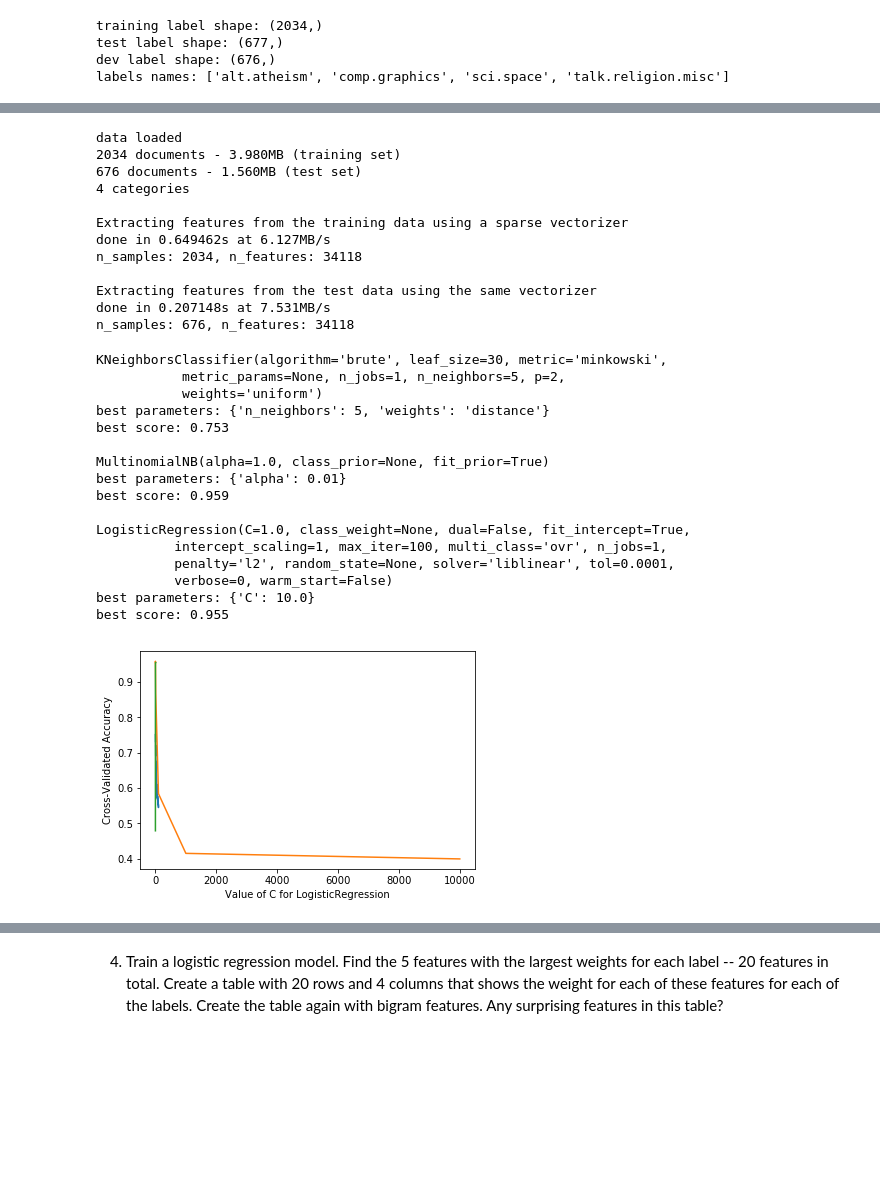
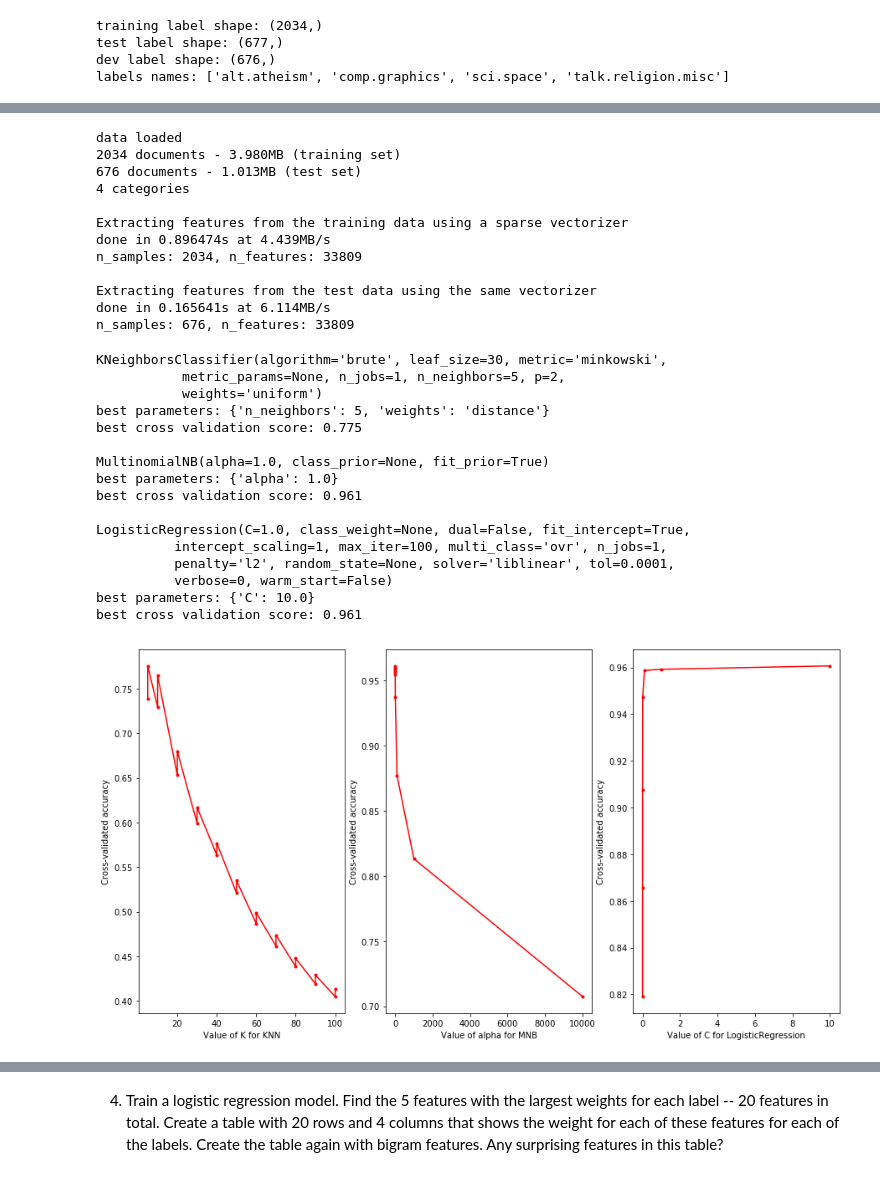
Before and after one commit to sagarkrv/Applied-Machine-Learning, a Jupyter notebook: Lab+2.ipynb, the cells around one changed output, grey strips where cells are left out. Drawn from its saved outputs; the diff is of its cells as text; code cells hidden in the pictures; blank space fills up the shorter version.

```diff
--- a/Lab+2.ipynb
+++ b/Lab+2.ipynb
@@ -29,11 +42,12 @@ from sklearn.feature_extraction.text import *
 # %%
-remove=('headers', 'footers', 'quotes')
 categories = ['alt.atheism', 'talk.religion.misc', 'comp.graphics', 'sci.space']
-newsgroups_train = fetch_20newsgroups(subset='train', shuffle=True,
-                                      remove=(),
+newsgroups_train = fetch_20newsgroups(subset='train', remove=(
+#                                      'headers', 'footers',
+#                                              'quotes'
+                                             ),
                                       categories=categories)
-newsgroups_test = fetch_20newsgroups(subset='test', shuffle=True,
-                                     remove=(),
+newsgroups_test = fetch_20newsgroups(subset='test',
+                                     remove=('headers', 'footers', 'quotes'),
                                      categories=categories)
 
 num_test = len(newsgroups_test.target)
@@ -77,7 +248,8 @@ print("Extracting features from the training data using a sparse vectorizer")
 t0 = time()
 
 vectorizer = CountVectorizer(
-#                              max_df=0.5
+                              max_df=0.5,
+                              stop_words = 'english'
                               )
 X_train = vectorizer.fit_transform(train_data)
 y_train = train_labels
@@ -98,16 +270,16 @@ print()
 # %% [output]
 data loaded
 2034 documents - 3.980MB (training set)
-676 documents - 1.560MB (test set)
+676 documents - 1.013MB (test set)
 4 categories
 
 Extracting features from the training data using a sparse vectorizer
-done in 0.649462s at 6.127MB/s
-n_samples: 2034, n_features: 34118
+done in 0.896474s at 4.439MB/s
+n_samples: 2034, n_features: 33809
 
 Extracting features from the test data using the same vectorizer
-done in 0.207148s at 7.531MB/s
-n_samples: 676, n_features: 34118
+done in 0.165641s at 6.114MB/s
+n_samples: 676, n_features: 33809
 # %%
 def gridSearch(
                 clf, parameters, plot_x_axis_text, x_range,
@@ -119,48 +291,74 @@ def gridSearch(
     grid = GridSearchCV(clf, parameters, cv=10)
     grid.fit(X_train, y_train)
     print(clf, "\nbest parameters:", grid.best_params_)
-    print("best score: %.3f \n" % grid.best_score_)
+    print("best cross validation score: %.3f \n" % grid.best_score_)
     grid.score(X_dev, y_dev)
-    grid_mean_scores = [result.mean_validation_score for result in grid.grid_scores_]
+    grid_mean_scores = [
+        result.mean_validation_score for result in grid.grid_scores_]
 
-    plt.plot(x_range, grid_mean_scores)
-    plt.xlabel(plot_x_axis_text)
-    plt.ylabel('Cross-Validated Accuracy')
-    return grid
+#    fig = plt.figure(figsize = (5,4))
+#    plt.plot(x_range, grid_mean_scores)
+#    plt.xlabel(plot_x_axis_text)
+#    plt.ylabel('Cross-Validated Accuracy')
+    return grid, grid_mean_scores
 
+def custom_plot(
+    ax, x_range, grid_mean_scores, plot_x_axis_text):
+    ax.plot(x_range, grid_mean_scores, 'r.-')
+    ax.set_xlabel(plot_x_axis_text)
+    ax.set_ylabel('Cross-validated accuracy')
 
+########## Perform kNN ###########################
 knn = KNeighborsClassifier(algorithm = 'brute')
 parameters = [{'weights': [
     'uniform', 'distance'], 'n_neighbors': [
         5, 10, 20, 30, 40, 50, 60, 70, 80, 90, 100]}]
-k_range = [5,5,10,10,20,20,30,30,40,40,50,50,60,60,70,70,80,80,90,90,100,100]
-grid_kNN = gridSearch(knn, parameters, "Value of K for KNN", k_range)
+k_range = [
+    5,5,10,10,20,20,30,30,40,40,
+    50,50,60,60,70,70,80,80,90,90,100,100]
+grid_kNN, gms_kNN = gridSearch(
+    knn, parameters, "Value of K for KNN", k_range)
+# Plot the data
+fig = plt.figure(figsize=(15,8))
+ax1 = fig.add_subplot(1,3,1)
+custom_plot(ax1, k_range, gms_kNN,"Value of K for KNN" )
+################ end of kNN ######################
 
+########## Perform Multinomial Naive bayes #######
 MNB = MultinomialNB()
 parameter_MNB = {'alpha': 10. ** np.arange(-5,5)}
 alpha_range = 10. ** np.arange(-5,5)
-grid_MNB = gridSearch(MNB, parameter_MNB, "Value of alpha for MNB", alpha_range)
+grid_MNB, gms_MNB = gridSearch(MNB, parameter_MNB, "Value of alpha for MNB", alpha_range)
+# plot the data
+ax2 = fig.add_subplot(1,3,2)
+custom_plot(ax2, alpha_range, gms_MNB,"Value of alpha for MNB" )
+################ end of MNB ######################
 
+########## Perform Logistic Regression############
 LR = LogisticRegression()
 parameter_LR = {'C': 10. ** np.arange(-5,2)}
 C_range = 10. ** np.arange(-5,2)
-grid_LR = gridSearch(
+grid_LR,gms_LR = gridSearch(
     LR, parameter_LR, "Value of C for LogisticRegression", C_range)
+# plot the data
+ax3 = fig.add_subplot(1,3,3)
+custom_plot(ax3, C_range, gms_LR,"Value of C for LogisticRegression" )
+########## End of Logistic Regression#############
 # %% [output]
 KNeighborsClassifier(algorithm='brute', leaf_size=30, metric='minkowski',
            metric_params=None, n_jobs=1, n_neighbors=5, p=2,
            weights='uniform')
 best parameters: {'n_neighbors': 5, 'weights': 'distance'}
-best score: 0.753
+best cross validation score: 0.775
 
 MultinomialNB(alpha=1.0, class_prior=None, fit_prior=True)
-best parameters: {'alpha': 0.01}
-best score: 0.959
+best parameters: {'alpha': 1.0}
+best cross validation score: 0.961
 
 LogisticRegression(C=1.0, class_weight=None, dual=False, fit_intercept=True,
           intercept_scaling=1, max_iter=100, multi_class='ovr', n_jobs=1,
           penalty='l2', random_state=None, solver='liblinear', tol=0.0001,
           verbose=0, warm_start=False)
 best parameters: {'C': 10.0}
-best score: 0.955
+best cross validation score: 0.961
-[figure, old version]
+[figure, new version]
```
Also changed, not shown: parts of 47 cells of this notebook.
